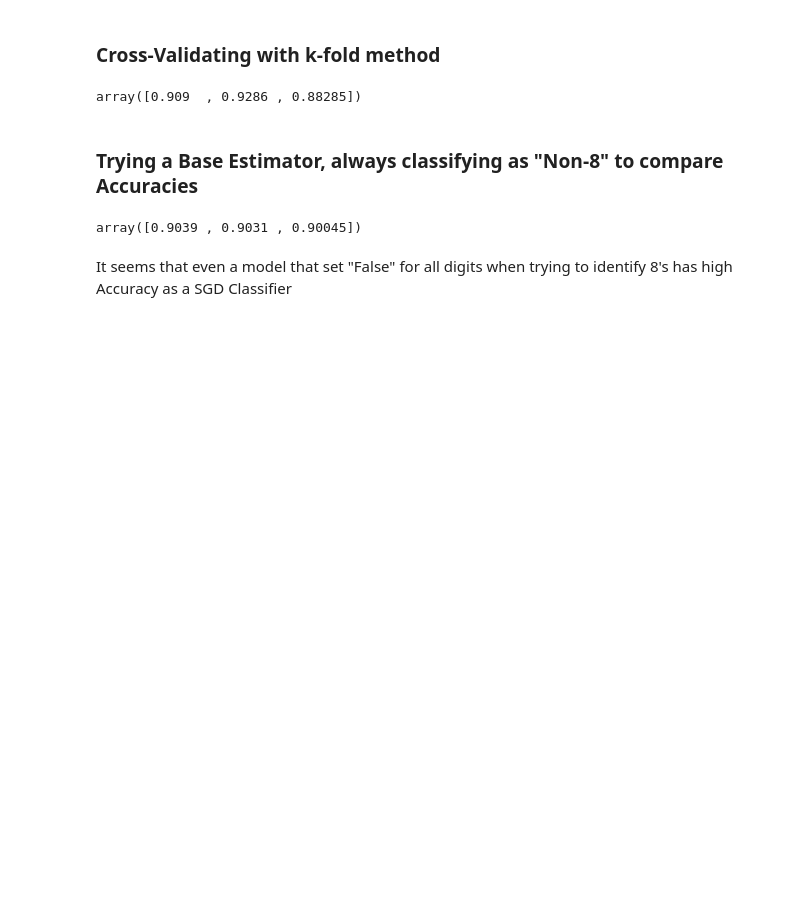
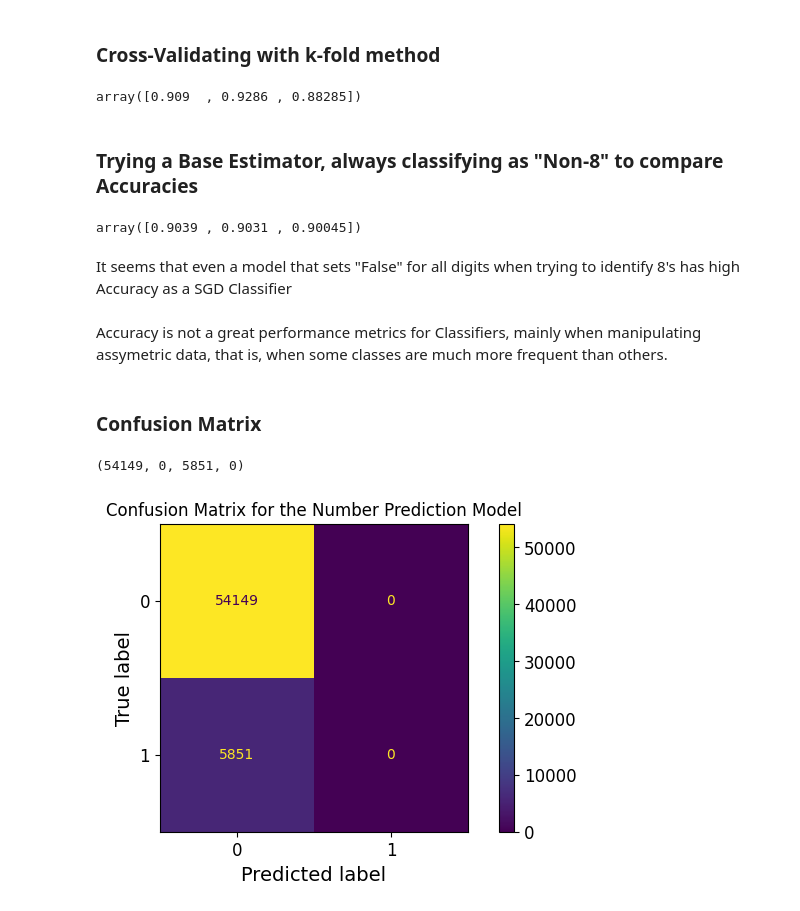
Before and after one commit to paulinhok14/ml-image-classification, a Jupyter notebook: img-classification.ipynb, the cells around one changed output. Saved outputs shown, nothing was run; the diff lists cells and outputs as text; code cells hidden in the pictures; blank space fills up the shorter version.

Commit message:
Adding Confusion Matrix with improvements needed

```diff
--- a/img-classification.ipynb
+++ b/img-classification.ipynb
@@ -137,4 +141,34 @@ cross_val_score(estimator=never_8_clf, X=X_train, y=y_train_8, cv=3, scoring='ac
 # %% [output]
 array([0.9039 , 0.9031 , 0.90045])
 # %% [markdown]
-It seems that even a model that set "False" for all digits when trying to identify 8's has high Accuracy as a SGD Classifier
+It seems that even a model that sets "False" for all digits when trying to identify 8's has high Accuracy as a SGD Classifier
+# %% [markdown]
+Accuracy is not a great performance metrics for Classifiers, mainly when manipulating assymetric data, that is, when some classes are much more frequent than others.
+# %% [markdown]
+### Confusion Matrix
+# %%
+# Predicting
+y_train_pred = cross_val_predict(estimator=never_8_clf, X=X_train, y=y_train_8, cv=3)
+
+conf_matrix = confusion_matrix(y_true=y_train_8, y_pred=y_train_pred)
+# Extracting counts from confusion matrix with ravel(), that takes a numpy array
+true_neg, false_pos, false_neg, true_pos = conf_matrix.ravel()
+true_neg, false_pos, false_neg, true_pos
+# %% [output]
+(54149, 0, 5851, 0)
+# %%
+conf_matrix_display = ConfusionMatrixDisplay(conf_matrix)
+
+# Set figure size and increase dpi for better resolution
+# and get reference to axes object
+fig, ax = plt.subplots(figsize=(8,4), dpi=100)
+
+
+# Chart Settings
+ax.set(title='Confusion Matrix for the Number Prediction Model')
+
+# Showing the plot
+conf_matrix_display.plot(ax=ax)
+plt.show()
+# %% [output]
+[figure, added]
```
Also changed, not shown: parts of 1 cell of this notebook.
